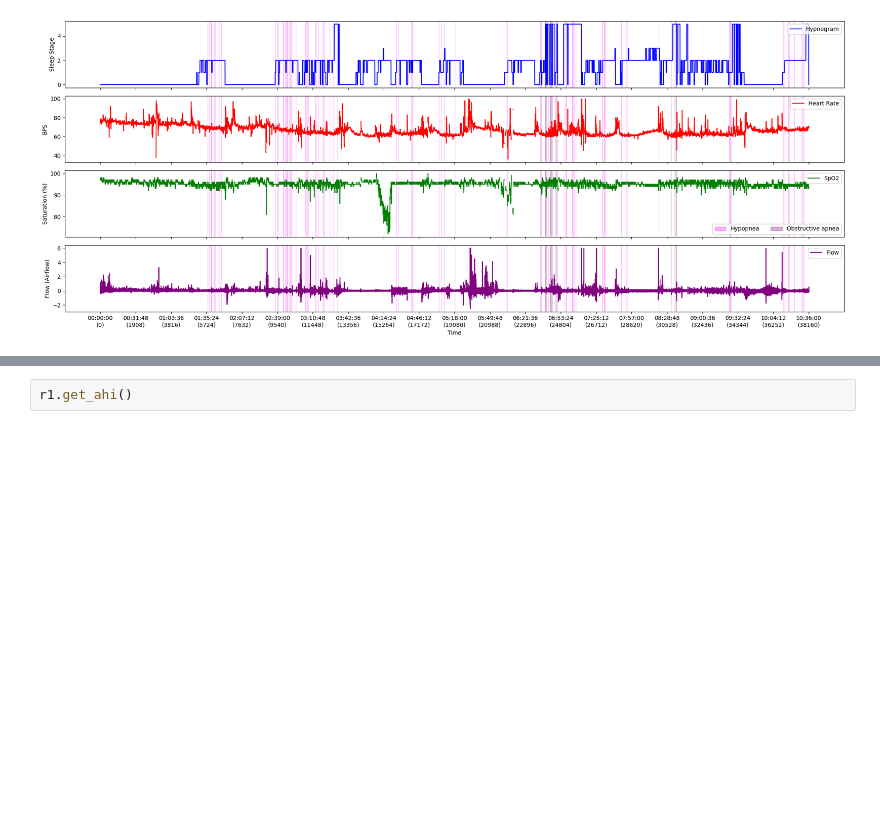
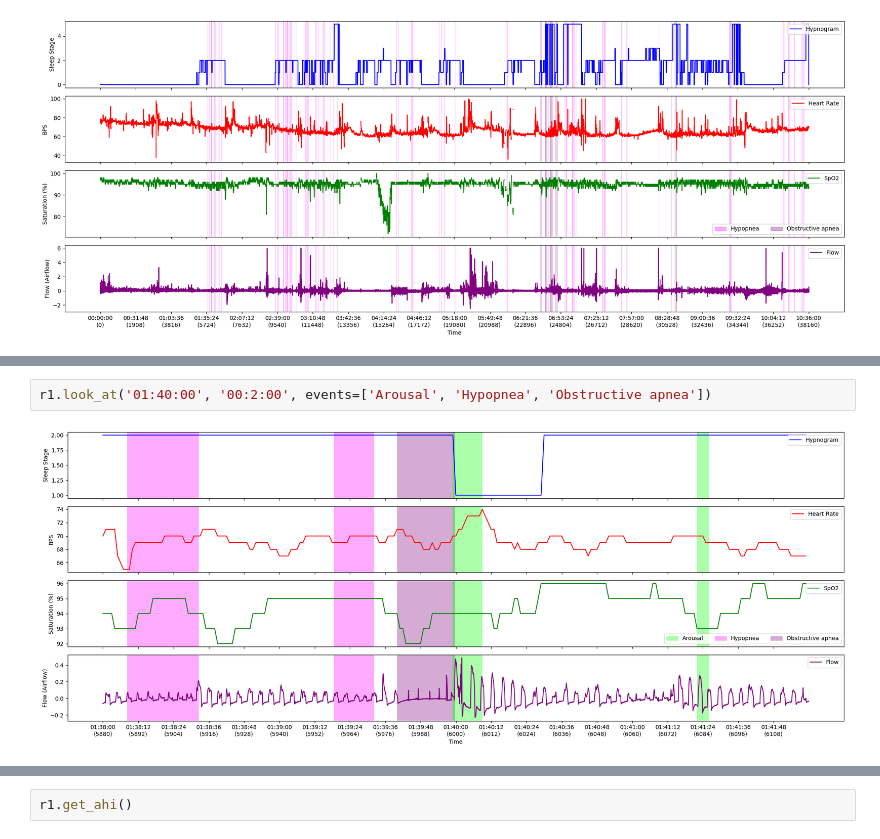
Before and after one commit to JulianBvW/Wearable-Sleep-Event-Detection, a Jupyter notebook: Notebooks/recording_test.ipynb, the cells around one changed output, grey strips where cells are left out. Drawn from its saved outputs; the diff is of its cells as text; blank space fills up the shorter version.

```diff
--- a/Notebooks/recording_test.ipynb
+++ b/Notebooks/recording_test.ipynb
@@ -53,0 +65,4 @@ r1.look_at('01:35:00', '00:10:00', events=['Hypopnea', 'Obstructive apnea'])
+# %%
+r1.look_at('01:40:00', '00:2:00', events=['Arousal', 'Hypopnea', 'Obstructive apnea'])
+# %% [output]
+[figure, added]
```
Also changed, not shown: parts of 5 cells of this notebook, 4 other files.
